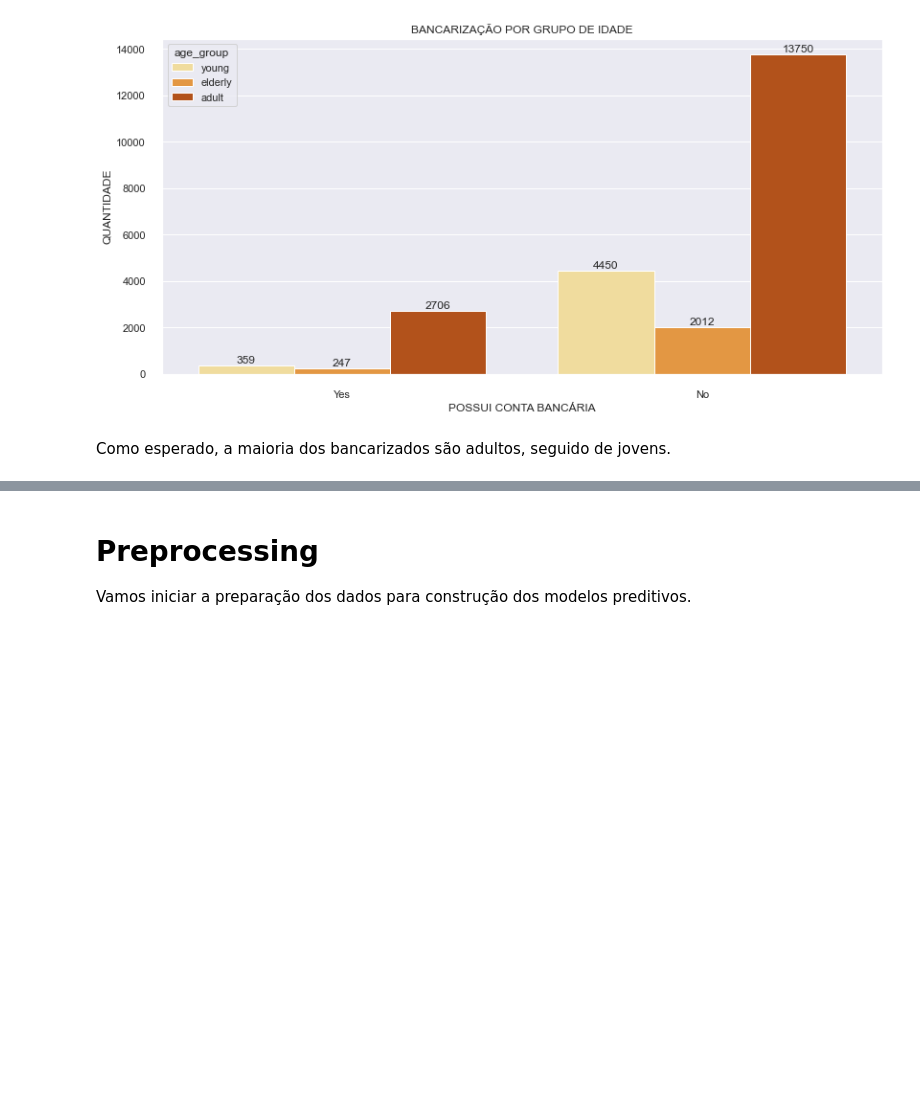
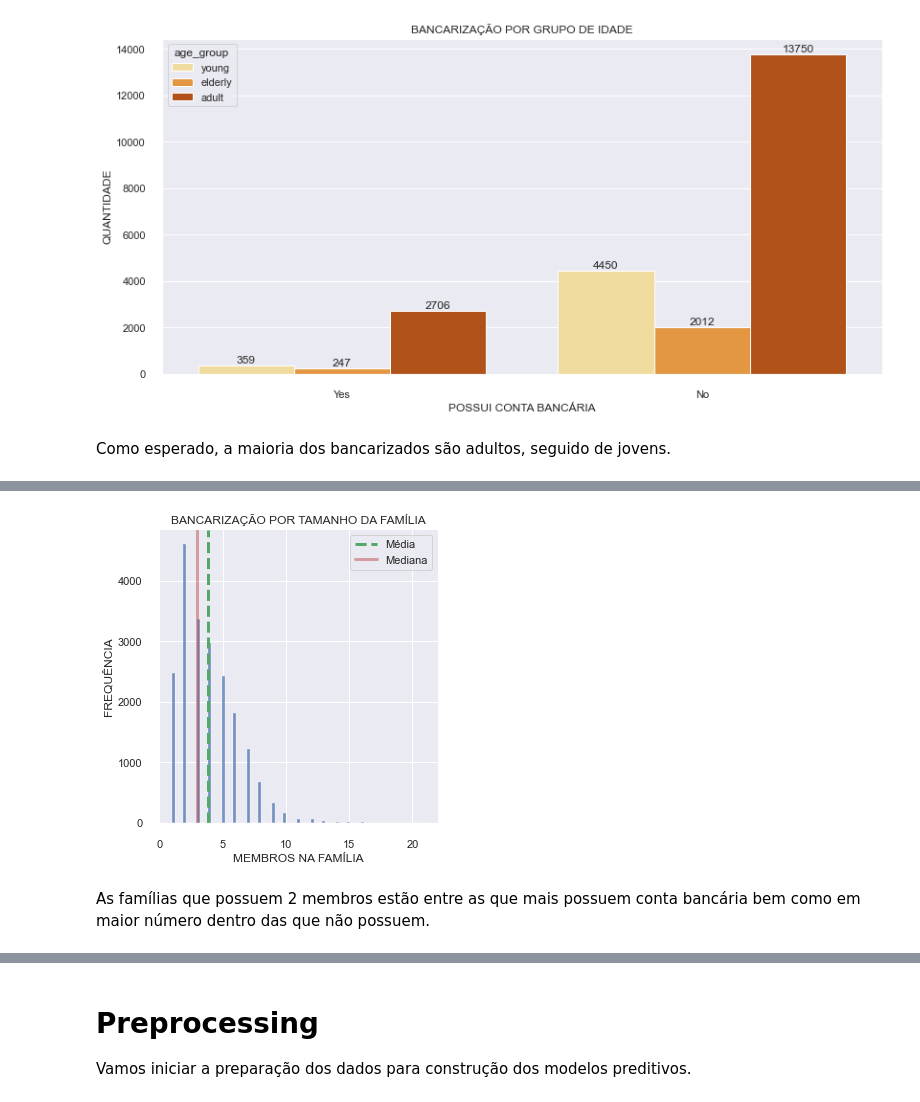
Before and after one commit to fabioismerim/financial_inclusion_africa, a Jupyter notebook: Financial_Inclusion_Africa.ipynb, the cells around one changed output, grey strips where cells are left out. Saved outputs shown, nothing was run; the diff lists cells and outputs as text; code cells hidden in the pictures; blank space fills up the shorter version.

```diff
--- a/Financial_Inclusion_Africa.ipynb
+++ b/Financial_Inclusion_Africa.ipynb
@@ -604,0 +621,16 @@ Como esperado, a maioria dos bancarizados são adultos, seguido de jovens.
+# %%
+temp = df_copy[df_copy['bank_account'] == 'No']  #datarframe somente com quem possi conta bancaria
+
+#sns.set(rc={'figure.figsize': (12,6)})
+ax = sns.displot(data = temp['household_size'], kde= False)
+mean = plt.axvline(x=temp['household_size'].mean(), linewidth=3, color='g', label="mean", linestyle='--')
+median = plt.axvline(x=temp['household_size'].median(), linewidth=3, color='r', label="median", alpha=0.5,
+                     linestyle='-')
+
+ax.set(title = "BANCARIZAÇÃO POR TAMANHO DA FAMÍLIA", xlabel = "MEMBROS NA FAMÍLIA", ylabel = 'FREQUÊNCIA')
+plt.legend({'Média':mean,'Mediana':median})
+plt.show()
+# %% [output]
+[figure, added]
+# %% [markdown]
+As famílias que possuem 2 membros estão entre as que mais possuem conta bancária bem como em maior número dentro das que não possuem.
```
Also changed, not shown: parts of 65 cells of this notebook.
